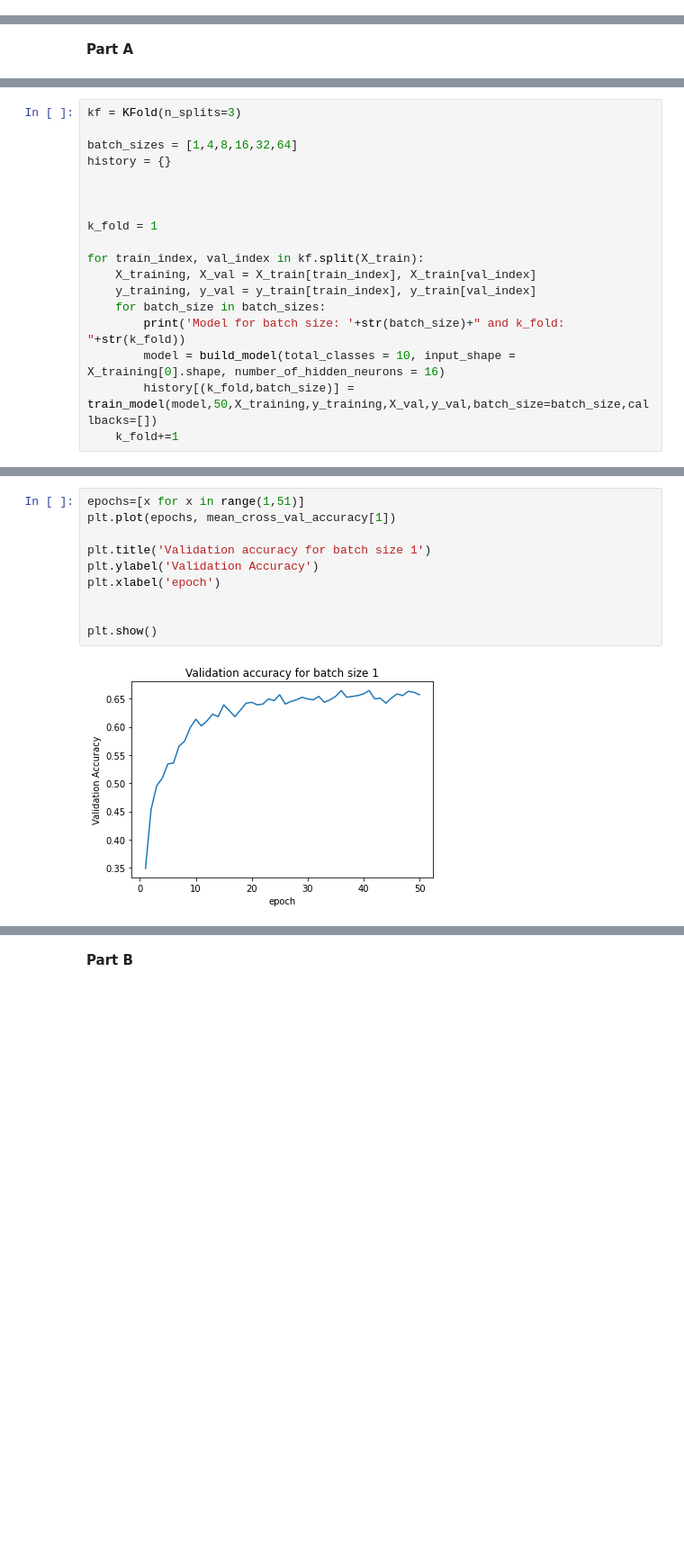
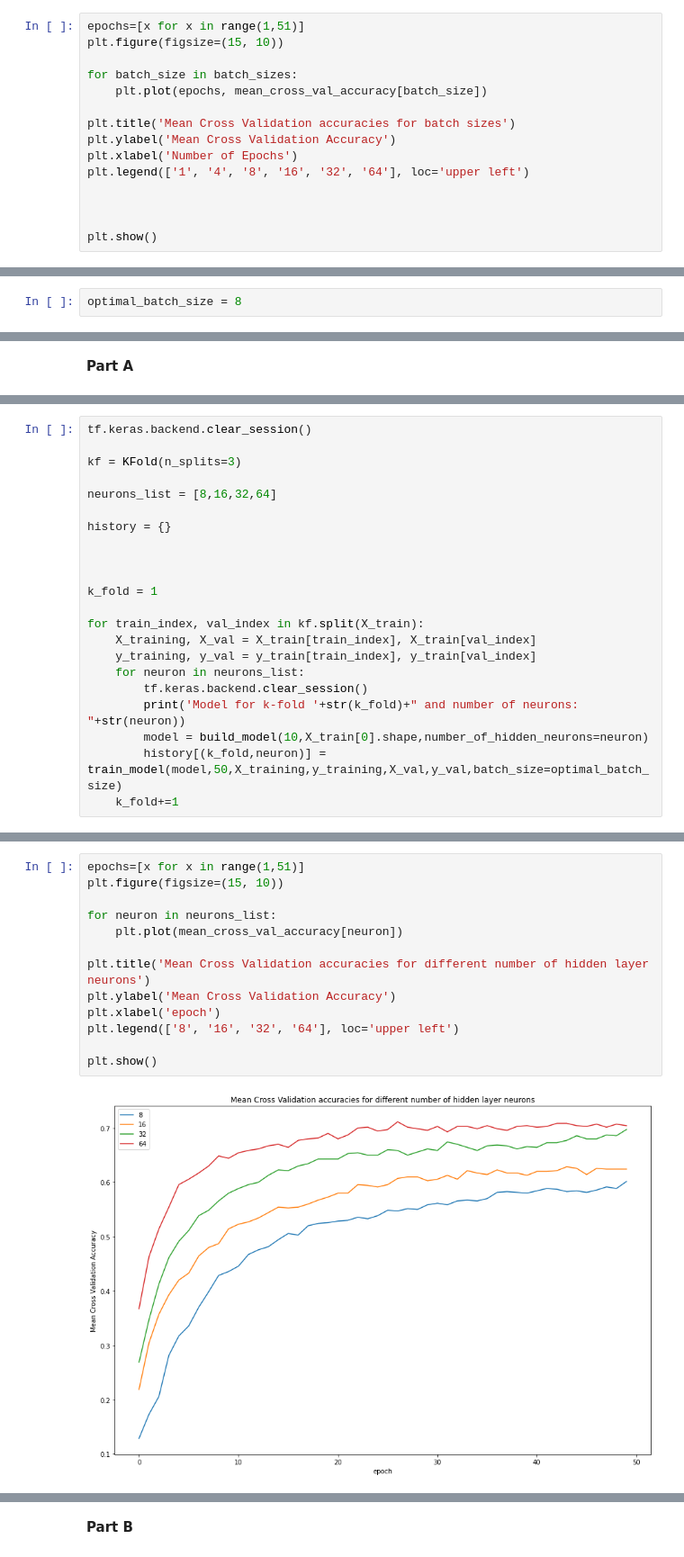
Before and after one commit to kirath2205/Neural-Network-Assignment-1, a Jupyter notebook: start_1a_Final.ipynb, the cells around one changed output, grey strips where cells are left out. Shown at 90% size. Drawn from its saved outputs; the diff is of its cells as text; blank space fills up the shorter version.

```diff
--- a/start_1a_Final.ipynb
+++ b/start_1a_Final.ipynb
@@ -149,0 +237,15 @@ plt.show()
+# %%
+epochs=[x for x in range(1,51)]
+plt.figure(figsize=(15, 10))
+
+for batch_size in batch_sizes:
+    plt.plot(epochs, mean_cross_val_accuracy[batch_size])
+
+plt.title('Mean Cross Validation accuracies for batch sizes')
+plt.ylabel('Mean Cross Validation Accuracy')
+plt.xlabel('Number of Epochs')
+plt.legend(['1', '4', '8', '16', '32', '64'], loc='upper left')
+
+
+
+plt.show()
@@ -149,0 +292,2 @@ plt.show()
+# %%
+optimal_batch_size = 8
@@ -184,7 +340,10 @@ class TimeHistory(keras.callbacks.Callback):
 # %%
+tf.keras.backend.clear_session()
+
 kf = KFold(n_splits=3)
 
-batch_sizes = [1,4,8,16,32,64]
+neurons_list = [8,16,32,64]
+
 history = {}
 
 
@@ -194,9 +353,10 @@ k_fold = 1
 for train_index, val_index in kf.split(X_train):
     X_training, X_val = X_train[train_index], X_train[val_index]
     y_training, y_val = y_train[train_index], y_train[val_index]
-    for batch_size in batch_sizes:
-        print('Model for batch size: '+str(batch_size)+" and k_fold: "+str(k_fold))
-        model = build_model(total_classes = 10, input_shape = X_training[0].shape, number_of_hidden_neurons = 16)
-        history[(k_fold,batch_size)] = train_model(model,50,X_training,y_training,X_val,y_val,batch_size=batch_size,callbacks=[])
+    for neuron in neurons_list:
+        tf.keras.backend.clear_session()
+        print('Model for k-fold '+str(k_fold)+" and number of neurons: "+str(neuron))
+        model = build_model(10,X_train[0].shape,number_of_hidden_neurons=neuron)
+        history[(k_fold,neuron)] = train_model(model,50,X_training,y_training,X_val,y_val,batch_size=optimal_batch_size)
     k_fold+=1
 # %% [output]
@@ -233,12 +395,15 @@ for batch_size in batch_sizes:
 # %%
 epochs=[x for x in range(1,51)]
-plt.plot(epochs, mean_cross_val_accuracy[1])
+plt.figure(figsize=(15, 10))
 
-plt.title('Validation accuracy for batch size 1')
-plt.ylabel('Validation Accuracy')
+for neuron in neurons_list:
+    plt.plot(mean_cross_val_accuracy[neuron])
+
+plt.title('Mean Cross Validation accuracies for different number of hidden layer neurons')
+plt.ylabel('Mean Cross Validation Accuracy')
 plt.xlabel('epoch')
-
+plt.legend(['8', '16', '32', '64'], loc='upper left')
 
 plt.show()
 # %% [output]
-[figure, old version]
+[figure, new version]
```
Also changed, not shown: parts of 79 cells of this notebook.
